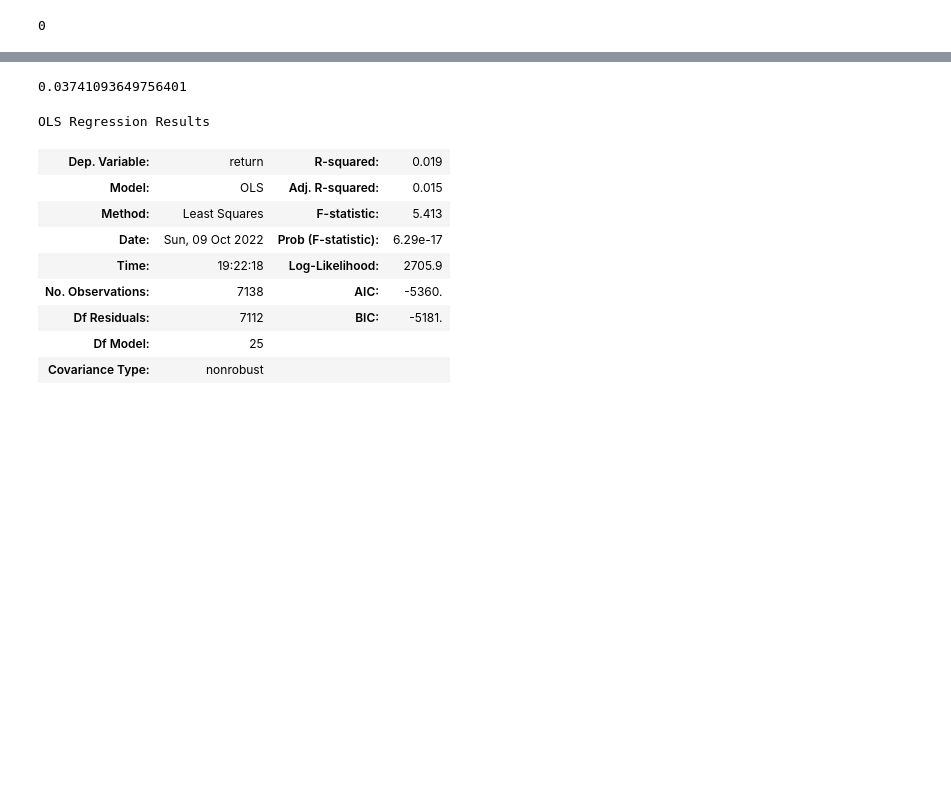
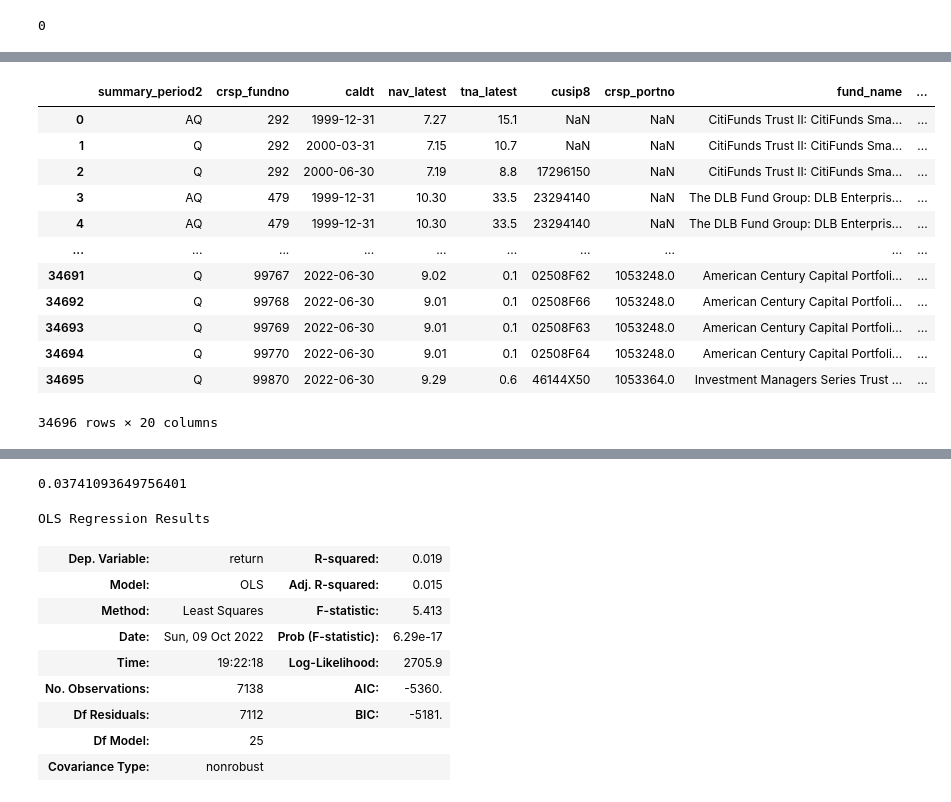
Before and after one commit to acremins1/Asset-Management-HW-1, a Jupyter notebook: Asset Management HW 2.ipynb, the cells around one changed output, grey strips where cells are left out. Cells and saved outputs as stored; diff of their text form; code cells hidden in the pictures; blank space fills up the shorter version.

```diff
--- a/Asset Management HW 2.ipynb
+++ b/Asset Management HW 2.ipynb
@@ -17,0 +25,3 @@ fund_data['nav_latest'] = fund_data['nav_latest'].apply(lambda x: np.nan if type
+# %%
+dist_data['caldt'] = dist_data['caldt'].apply(lambda x: dt.datetime.strptime(x, '%m/%d/%Y'))
+dist_data['caldt'] = dist_data['caldt'].dt.date
@@ -18 +67,17 @@ fund_data['nav_latest'] = fund_data['nav_latest'].apply(lambda x: np.nan if type
+# %%
+fund_data
+# %% [output]
+|  | summary_period2 | crsp_fundno | caldt | nav_latest | tna_latest | cusip8 | crsp_portno | fund_name | ... |
+| 0 | AQ | 292 | 1999-12-31 | 7.27 | 15.1 | NaN | NaN | CitiFunds Trust II: CitiFunds Sma... | ... |
+| 1 | Q | 292 | 2000-03-31 | 7.15 | 10.7 | NaN | NaN | CitiFunds Trust II: CitiFunds Sma... | ... |
+| 2 | Q | 292 | 2000-06-30 | 7.19 | 8.8 | 17296150 | NaN | CitiFunds Trust II: CitiFunds Sma... | ... |
+| 3 | AQ | 479 | 1999-12-31 | 10.30 | 33.5 | 23294140 | NaN | The DLB Fund Group: DLB Enterpris... | ... |
+| 4 | AQ | 479 | 1999-12-31 | 10.30 | 33.5 | 23294140 | NaN | The DLB Fund Group: DLB Enterpris... | ... |
+| ... | ... | ... | ... | ... | ... | ... | ... | ... | ... |
+| 34691 | Q | 99767 | 2022-06-30 | 9.02 | 0.1 | 02508F62 | 1053248.0 | American Century Capital Portfoli... | ... |
+| 34692 | Q | 99768 | 2022-06-30 | 9.01 | 0.1 | 02508F66 | 1053248.0 | American Century Capital Portfoli... | ... |
+| 34693 | Q | 99769 | 2022-06-30 | 9.01 | 0.1 | 02508F63 | 1053248.0 | American Century Capital Portfoli... | ... |
+| 34694 | Q | 99770 | 2022-06-30 | 9.01 | 0.1 | 02508F64 | 1053248.0 | American Century Capital Portfoli... | ... |
+| 34695 | Q | 99870 | 2022-06-30 | 9.29 | 0.6 | 46144X50 | 1053364.0 | Investment Managers Series Trust ... | ... |
+34696 rows × 20 columns
 # %%
```
Also changed, not shown: parts of 15 cells of this notebook.
